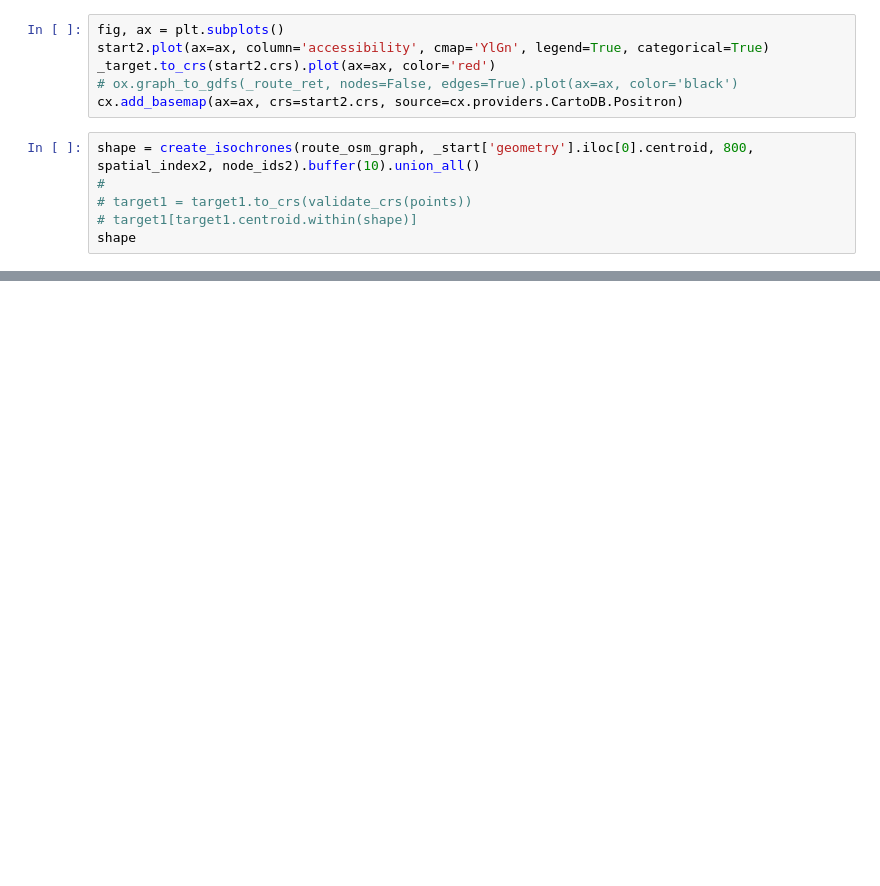
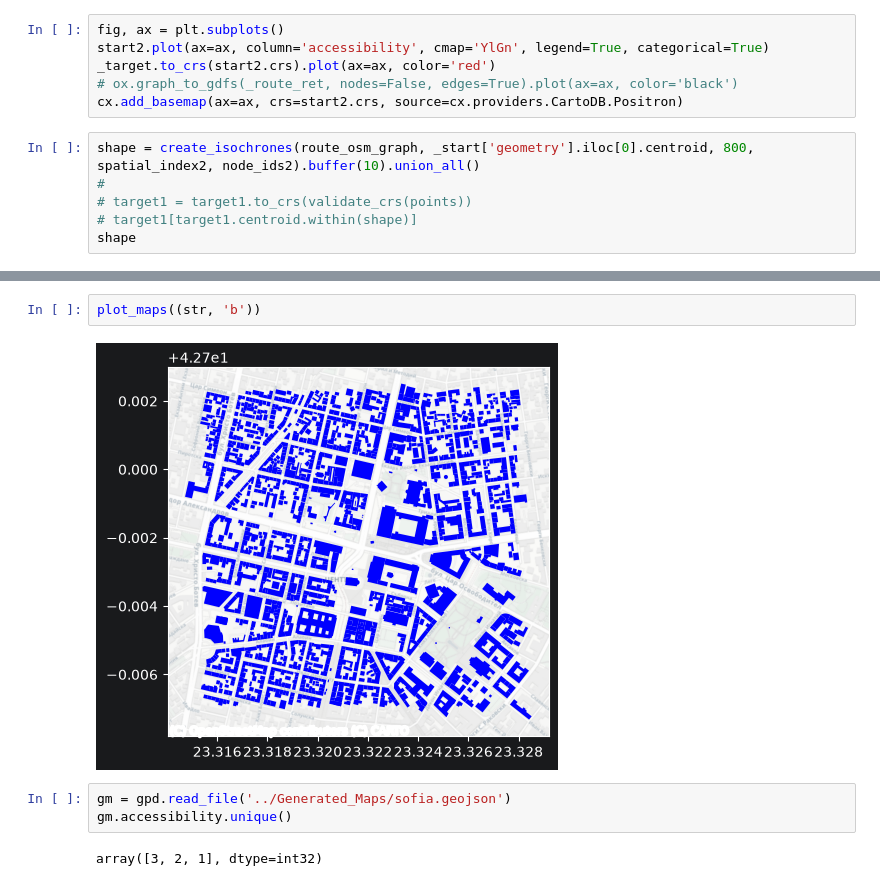
Before and after one commit to NikitaALSI/Izochrones, a Jupyter notebook: Development/Playground.ipynb, the cells around one changed output, grey strips where cells are left out. Saved outputs shown, nothing was run; the diff lists cells and outputs as text; blank space fills up the shorter version.

```diff
--- a/Development/Playground.ipynb
+++ b/Development/Playground.ipynb
@@ -389,0 +298,9 @@ shape
+# %%
+plot_maps((str, 'b'))
+# %% [output]
+[figure, added]
+# %%
+gm = gpd.read_file('../Generated_Maps/sofia.geojson')
+gm.accessibility.unique()
+# %% [output]
+array([3, 2, 1], dtype=int32)
```
Also changed, not shown: parts of 28 cells of this notebook, 54 other files.
